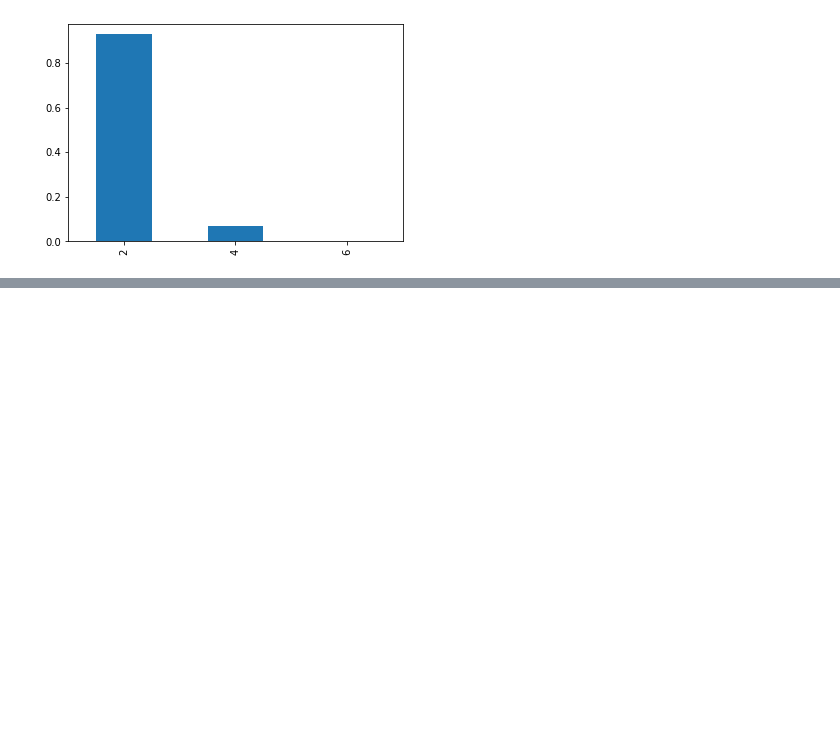
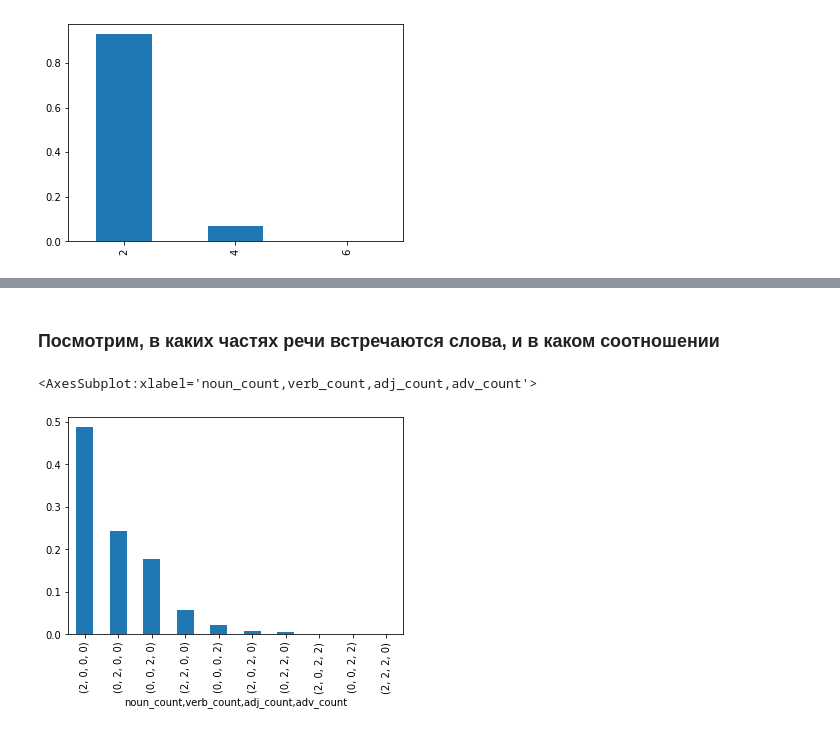
Before and after one commit to zhestyatsky/MCL-WiC, a Jupyter notebook: src/data_stats.ipynb, the cells around one changed output, grey strips where cells are left out. Saved outputs shown, nothing was run; the diff lists cells and outputs as text; code cells hidden in the pictures; blank space fills up the shorter version.

```diff
--- a/src/data_stats.ipynb
+++ b/src/data_stats.ipynb
@@ -48,0 +83,33 @@ df_y['tag'].value_counts(normalize=True).plot(kind='bar')
+# %% [markdown]
+### Посмотрим, в каких частях речи встречаются слова, и в каком соотношении
+# %%
+lemma_pos_stats_df = pd.DataFrame(columns=['lemma', 'noun_count', 'verb_count', 'adj_count', 'adv_count'])
+
+for lemma, pos_df in df[['lemma', 'pos']].value_counts().reset_index(name='pos_count').groupby('lemma'):
+    pos_stats = {
+        'lemma': lemma,
+        'noun_count': 0,
+        'verb_count': 0,
+        'adj_count': 0,
+        'adv_count': 0
+    }
+
+    for _, (_, pos, pos_count) in pos_df.iterrows():
+        if pos == 'NOUN':
+            pos_stats['noun_count'] = pos_count
+        elif pos == 'VERB':
+            pos_stats['verb_count'] = pos_count
+        elif pos == 'ADJ':
+            pos_stats['adj_count'] = pos_count
+        elif pos == 'ADV':
+            pos_stats['adv_count'] = pos_count
+        else:
+            raise RuntimeError('Unknown pos: {}'.format(pos))
+
+    lemma_pos_stats_df = lemma_pos_stats_df.append(pos_stats, ignore_index=True)
+
+lemma_pos_stats_df[['noun_count', 'verb_count', 'adj_count', 'adv_count']].value_counts(normalize=True
+).plot(kind='bar')
+# %% [output]
+<AxesSubplot:xlabel='noun_count,verb_count,adj_count,adv_count'>
+[figure, added]
```
Also changed, not shown: parts of 13 cells of this notebook.
